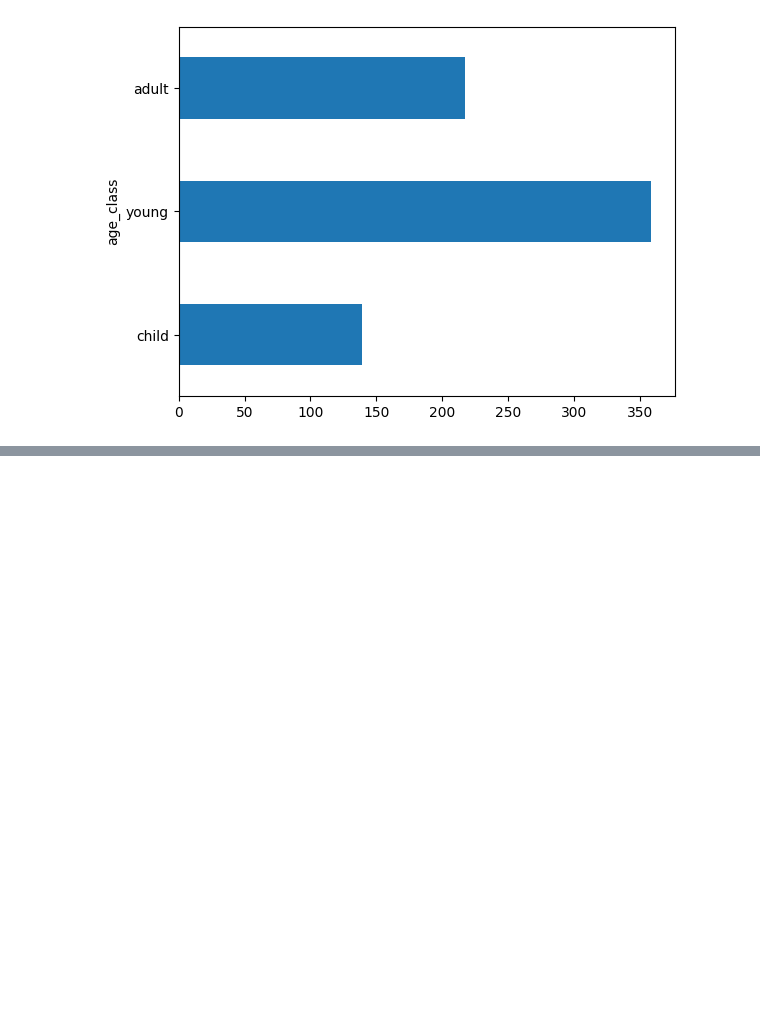
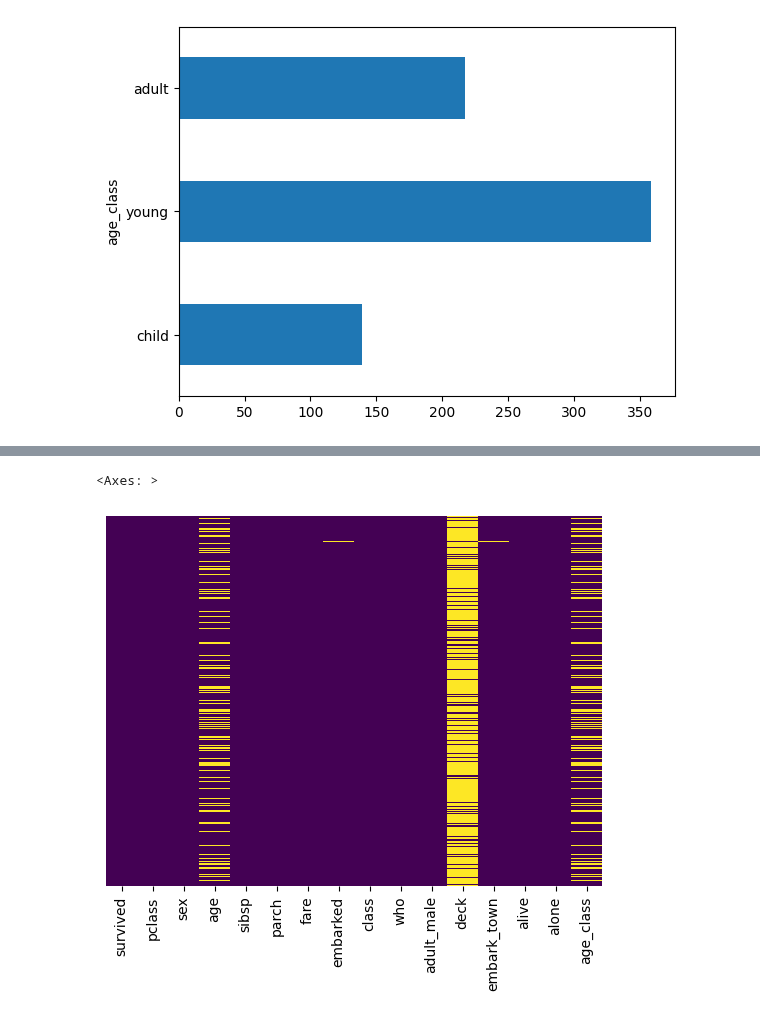
Before and after one commit to juneedpk/vscode-jupyter, a Jupyter notebook: tips_pandas.ipynb, the cells around one changed output, grey strips where cells are left out. Saved outputs shown, nothing was run; the diff lists cells and outputs as text; code cells hidden in the pictures; blank space fills up the shorter version.

```diff
--- a/tips_pandas.ipynb
+++ b/tips_pandas.ipynb
@@ -420,0 +440,5 @@ mars.head()
+# %%
+sns.heatmap(ti.isnull(),yticklabels=False,cbar=False,cmap='viridis')
+# %% [output]
+<Axes: >
+[figure, added]
```
Also changed, not shown: parts of 7 cells of this notebook, 1 other file.
